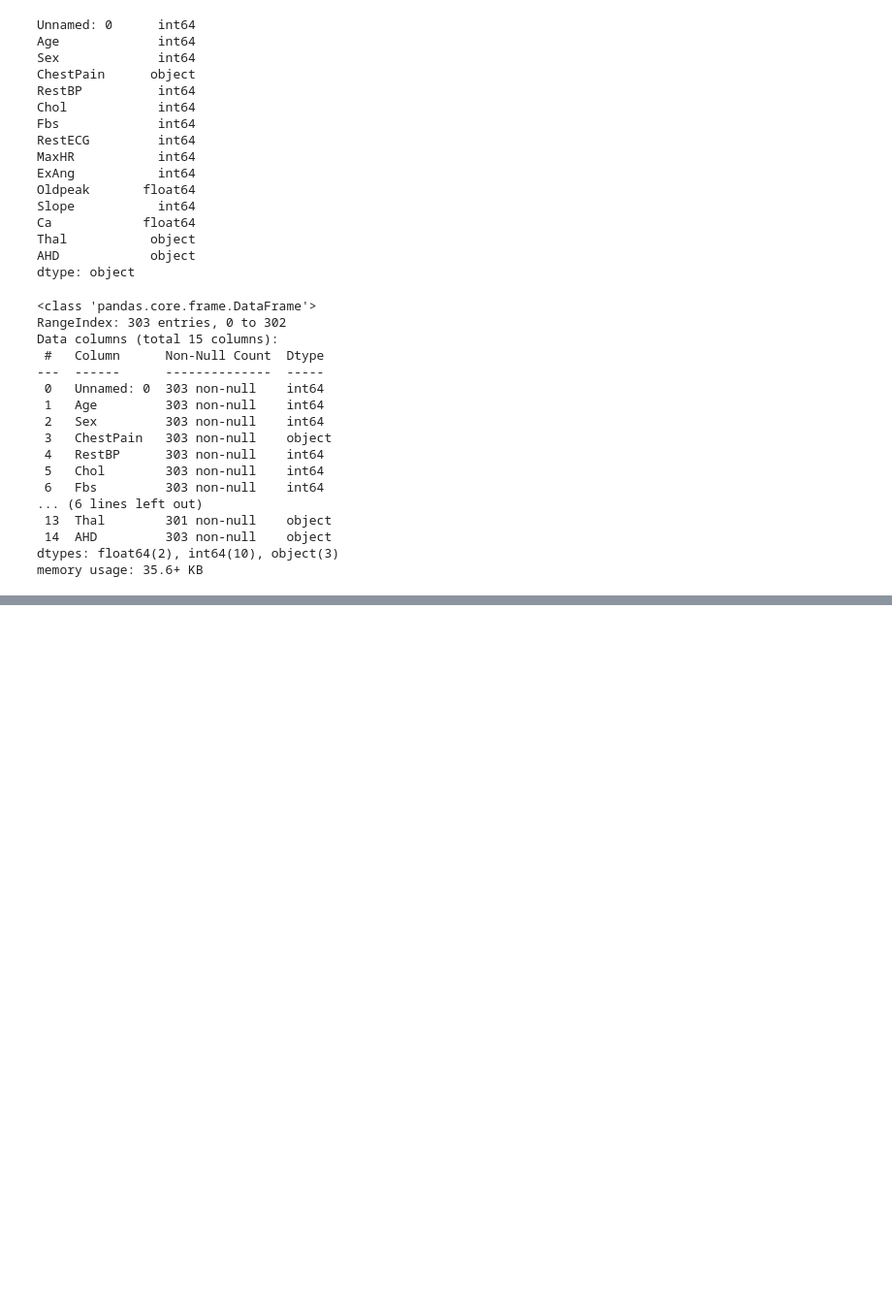
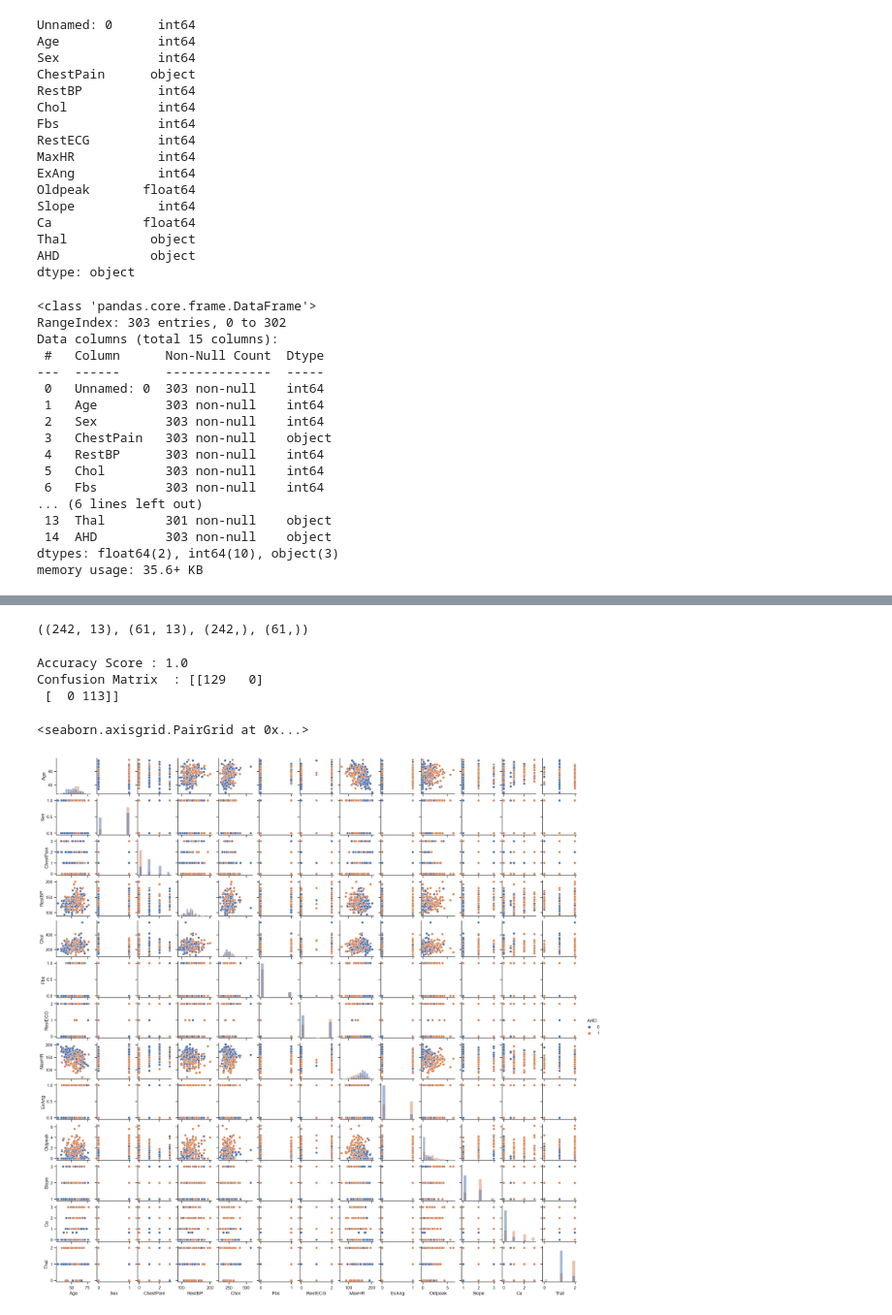
Before and after one commit to Dheeraj4103/DSBDA, a Jupyter notebook: Assignment4/Heart.ipynb, the cells around one changed output, grey strips where cells are left out. Shown at 97% size. Drawn from its saved outputs; the diff is of its cells as text; code cells hidden in the pictures; blank space fills up the shorter version.

```diff
--- a/Assignment4/Heart.ipynb
+++ b/Assignment4/Heart.ipynb
@@ -93 +104,5 @@ AHD           0
 dtype: int64
+# %%
+ca_mean = data['Ca'].mean()
+data['Ca'] = data['Ca'].fillna(ca_mean)
+data.isna().sum()
@@ -205,3 +199,31 @@ Name: Slope, dtype: int64
+# %%
+# splitting data using train test split
+x = data.drop(['AHD'], axis=1)
+y = data.AHD
+x_train,x_test,y_train,y_test=train_test_split(x,y,test_size=0.2,random_state=0)
+
+x_train.shape,x_test.shape,y_train.shape,y_test.shape
+# %% [output]
+((242, 13), (61, 13), (242,), (61,))
+# %%
+#Classification model using Decision Tree
+from sklearn.tree import DecisionTreeClassifier
+tc=DecisionTreeClassifier(criterion='entropy')
+tc.fit(x_train,y_train)
+y_pred=tc.predict(x_train)
+from sklearn.metrics import accuracy_score,confusion_matrix
+print("Accuracy Score :",accuracy_score(y_pred,y_train))
+print("Confusion Matrix  :",confusion_matrix(y_pred,y_train))
+# %% [output]
+Accuracy Score : 1.0
+Confusion Matrix  : [[129   0]
+ [  0 113]]
+# %%
+sns.set_theme(style="ticks")
+sns.pairplot(data, hue="AHD", diag_kind="hist", height=1.5)
+# %% [output]
+<seaborn.axisgrid.PairGrid at 0x...>
+[figure, added]
 # %%
 sns.histplot(data=data,x=data['Age'])
 # %% [output]
```
Also changed, not shown: parts of 29 cells of this notebook.
